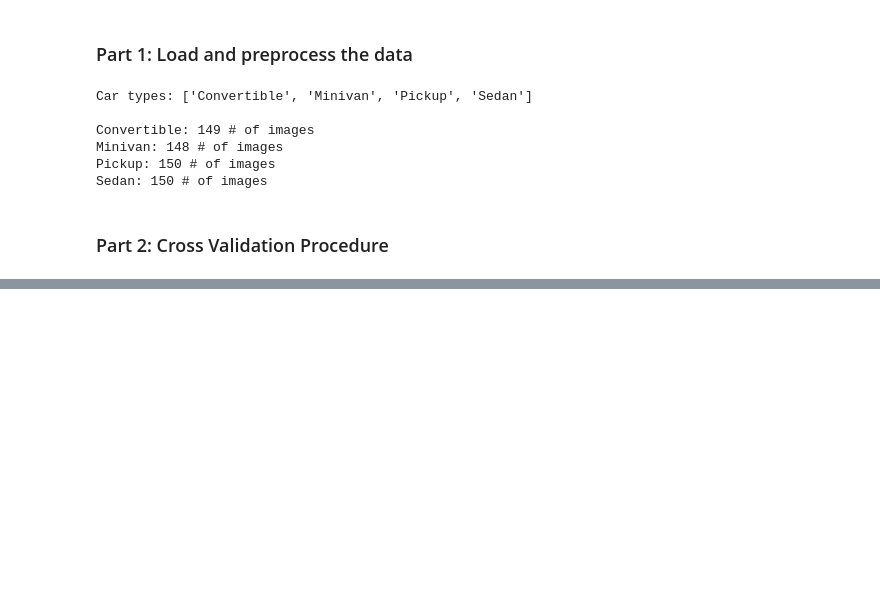
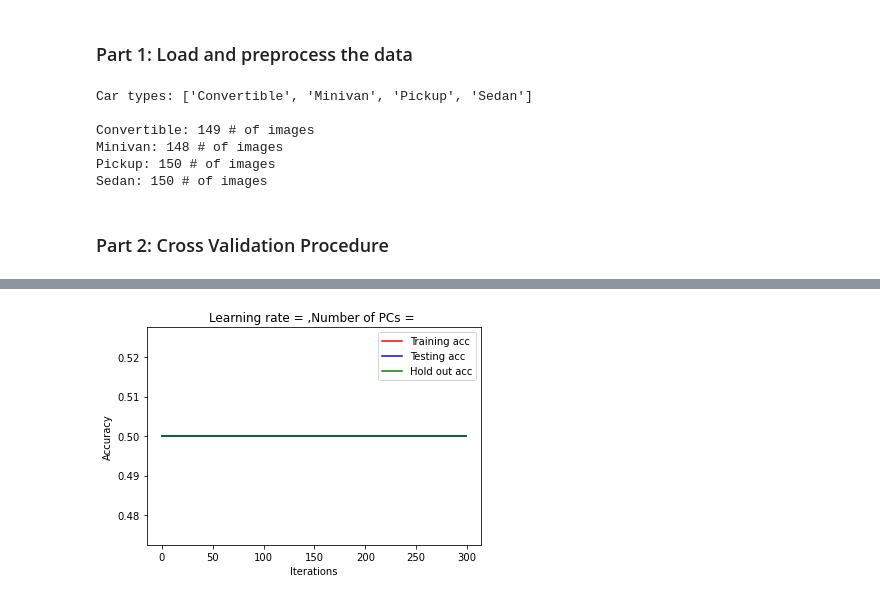
Before and after one commit to XinyiZhang42/CSE251B-PA1, a Jupyter notebook: CSE251B PA1.ipynb, the cells around one changed output, grey strips where cells are left out. Drawn from its saved outputs; the diff is of its cells as text; code cells hidden in the pictures; blank space fills up the shorter version.

```diff
--- a/CSE251B PA1.ipynb
+++ b/CSE251B PA1.ipynb
@@ -80,0 +384,11 @@ num_Pc = 3
+# %%
+plt.plot(train_acc,color = 'red',label = 'Training acc')
+plt.plot(test_acc,color = 'blue',label = 'Testing acc')
+plt.plot(hold_out_acc,color = 'green',label = 'Hold out acc')
+plt.title("Learning rate = ,Number of PCs = ")
+plt.ylabel('Accuracy')
+plt.xlabel('Iterations')
+plt.legend()
+plt.show()
+# %% [output]
+[figure, added]
```
Also changed, not shown: parts of 18 cells of this notebook.
